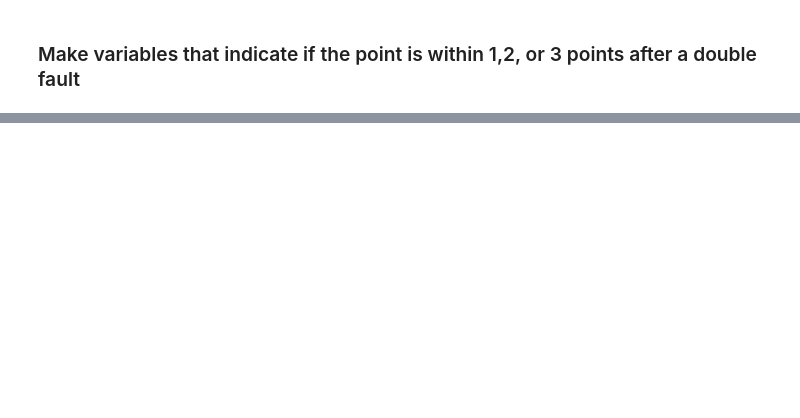
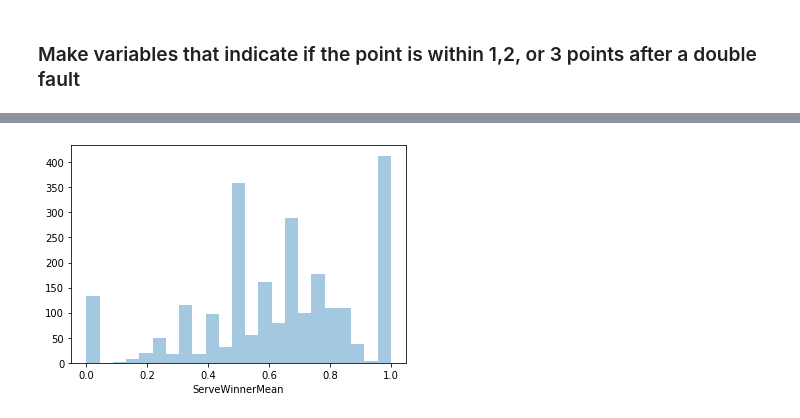
Before and after one commit to jbm4/TennisPlayerAnalysis, a Jupyter notebook: PointChartingStats.ipynb, the cells around one changed output, grey strips where cells are left out. Drawn from its saved outputs; the diff is of its cells as text; code cells hidden in the pictures; blank space fills up the shorter version.

```diff
--- a/PointChartingStats.ipynb
+++ b/PointChartingStats.ipynb
@@ -163,0 +354,6 @@ TODO: maybe I should separate the after doubles by player 1 and 2?
+# %%
+double1_ptwins_plt = sns.distplot(
+    server_after_double1_match_means["ServeWinnerMean"], kde=False
+)
+# %% [output]
+[figure, added]
```
Also changed, not shown: parts of 84 cells of this notebook, 1 other file.
